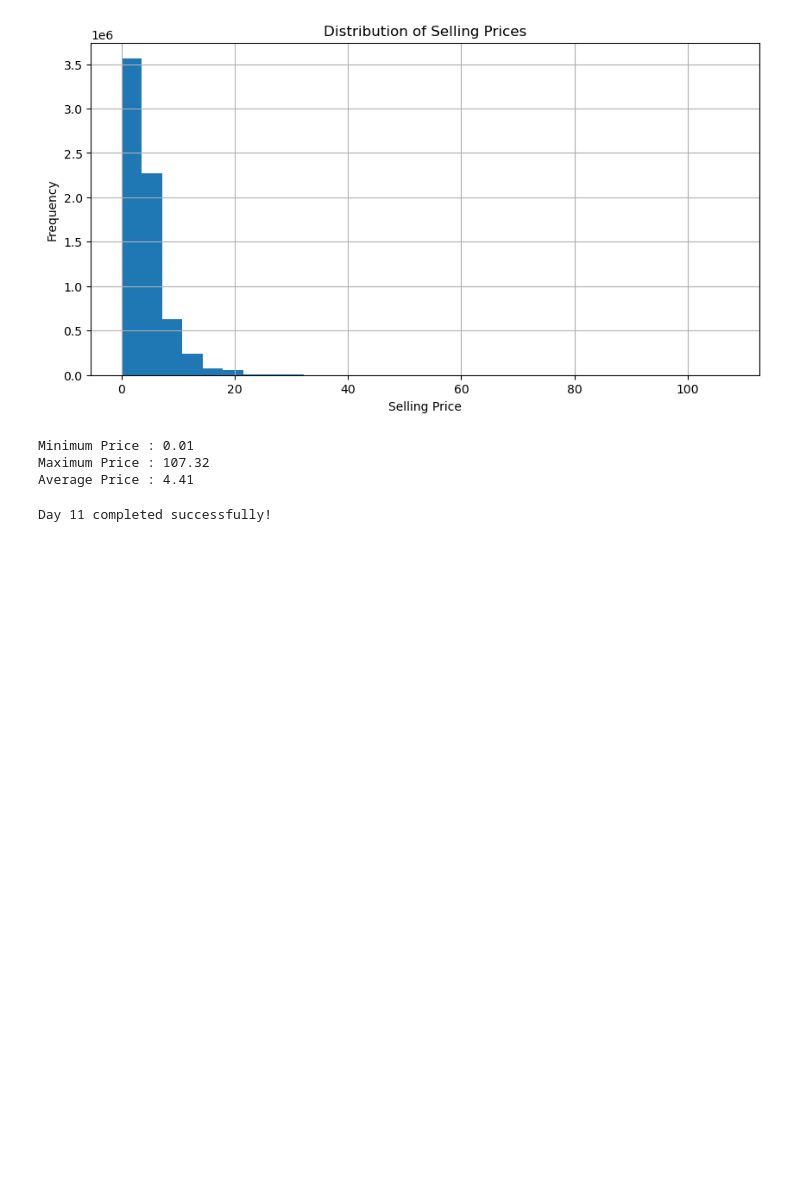
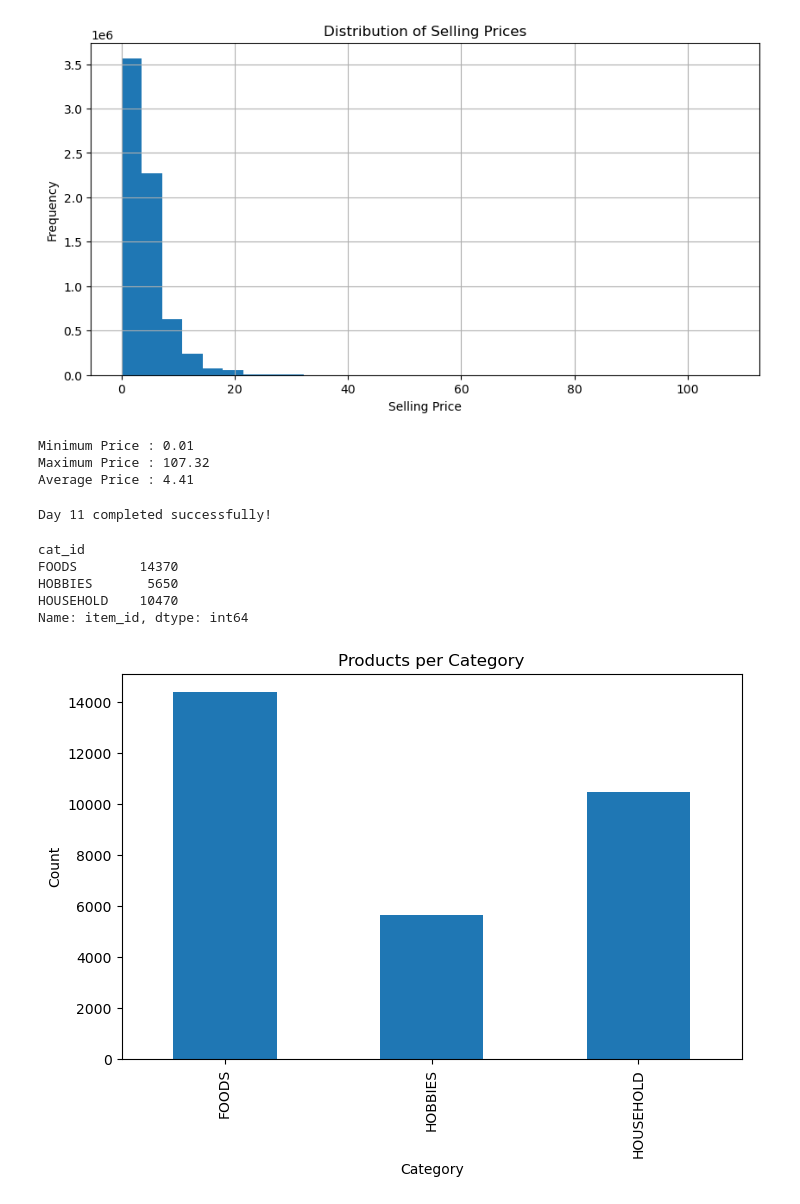
Before and after one commit to PoojaManjunath17/Retail-Demand-Forecasting, a Jupyter notebook: notebooks/Week1_Day1-Copy1.ipynb, the cells around one changed output. Cells and saved outputs as stored; diff of their text form; code cells hidden in the pictures; blank space fills up the shorter version.

Commit message:
Week 2 Day 12 - Added category and store analysis

```diff
--- a/notebooks/Week1_Day1-Copy1.ipynb
+++ b/notebooks/Week1_Day1-Copy1.ipynb
@@ -993,0 +997,20 @@ Day 11 completed successfully!
+# %%
+category_count = sales.groupby("cat_id")["item_id"].count()
+
+category_count
+# %% [output]
+cat_id
+FOODS        14370
+HOBBIES       5650
+HOUSEHOLD    10470
+Name: item_id, dtype: int64
+# %%
+category_count.plot(kind="bar", figsize=(8,5))
+
+plt.title("Products per Category")
+plt.xlabel("Category")
+plt.ylabel("Count")
+
+plt.show()
+# %% [output]
+[figure, added]
```
Also changed, not shown: parts of 3 cells of this notebook.
